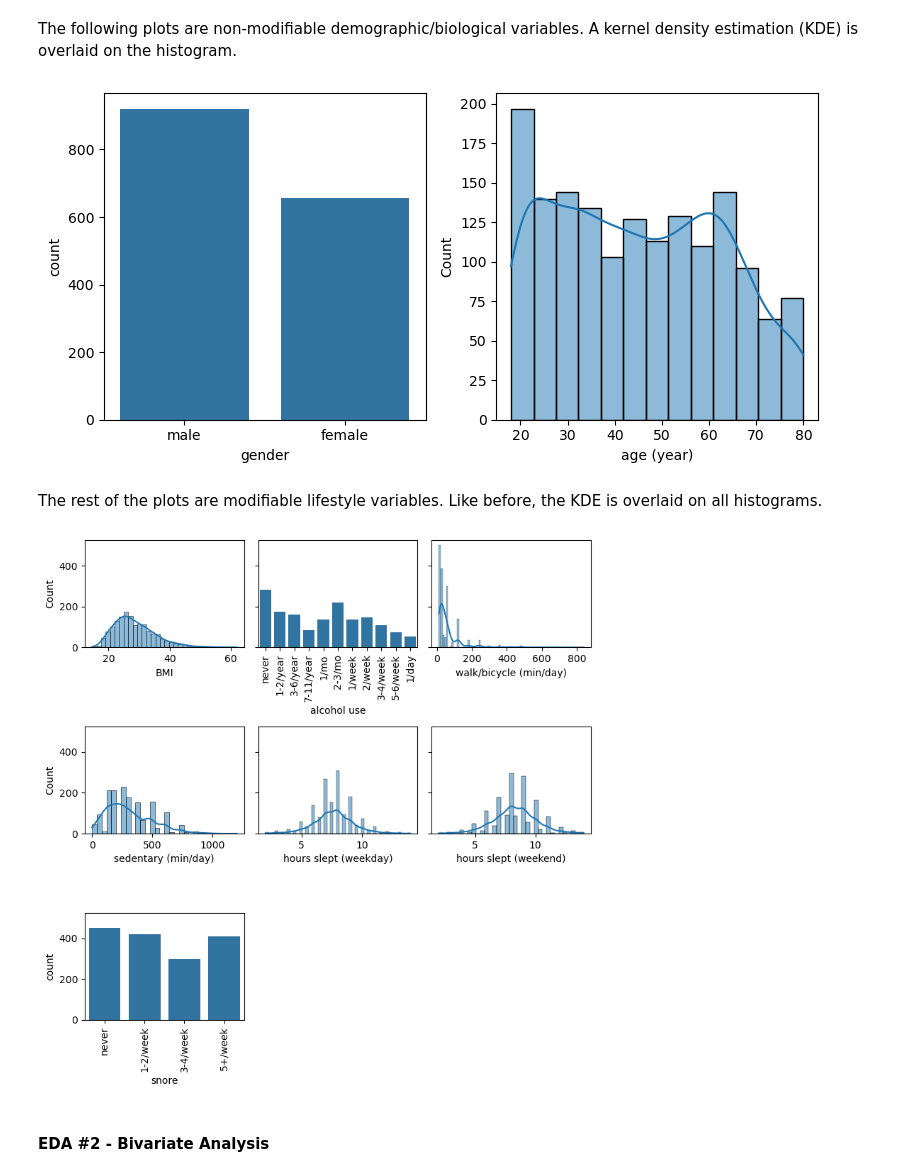
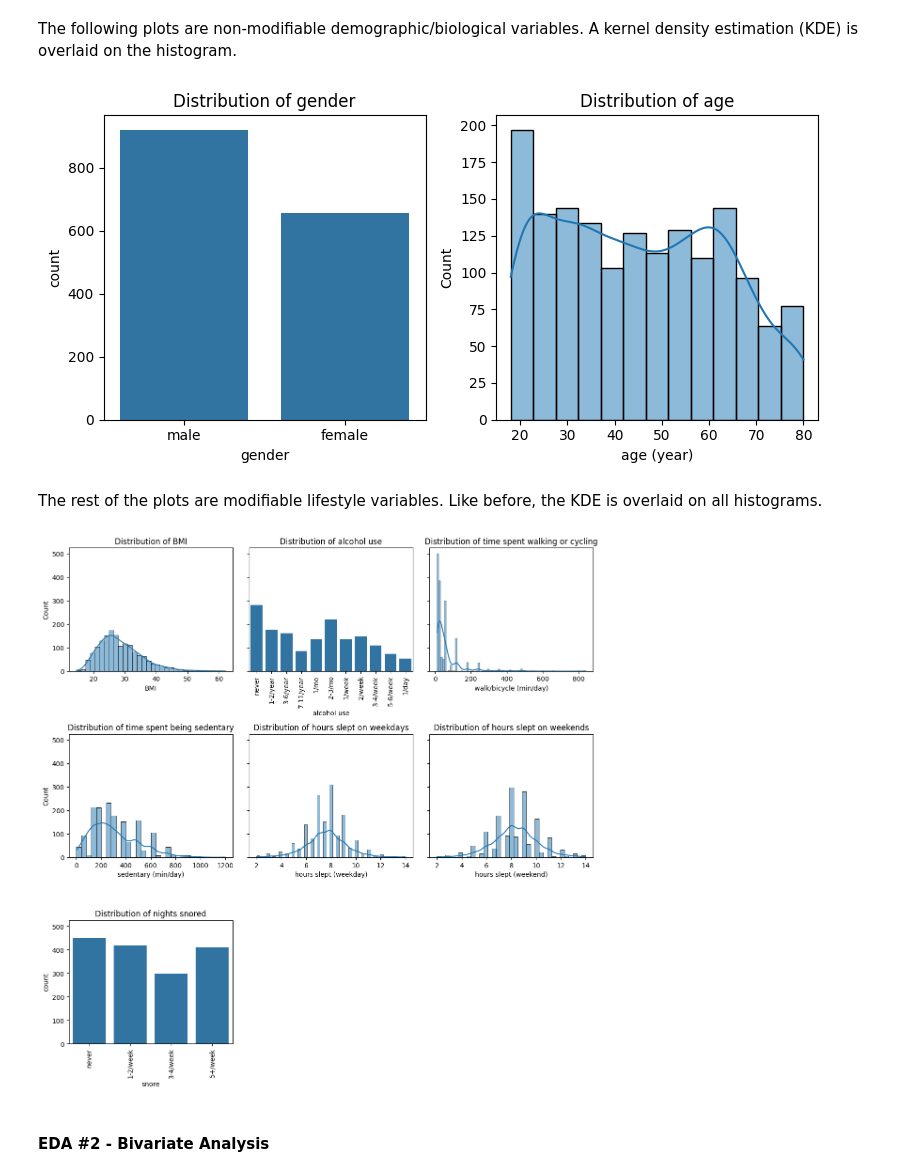
Before and after one commit to COGS108/Group092_WI26, a Jupyter notebook: 02-EDACheckpoint.ipynb, the cells around one changed output. Cells and saved outputs as stored; diff of their text form; code cells hidden in the pictures.

```diff
--- a/02-EDACheckpoint.ipynb
+++ b/02-EDACheckpoint.ipynb
@@ -337,49 +336,39 @@ plt.tight_layout()
 # %% [markdown]
 The following plots are non-modifiable demographic/biological variables. A kernel density estimation (KDE) is overlaid on the histogram.
 # %%
-# 1 row and 2 columns, 8x4 inches
-fig, ax = plt.subplots(nrows = 1, figsize = (8, 4), ncols = 2)
-
-# Plot gender
+fig, ax = plt.subplots(figsize = (8, 4), nrows = 1, ncols = 2)
 sns.countplot(df, x = 'gender', ax = ax[0])
-# Plot age
-sns.histplot(df, x = 'age (year)', kde = True, ax = ax[1])
-
-# Prevent overlap
+sns.histplot(df, x = 'age (year)', ax = ax[1], kde = True)
+ax[0].set_title('Distribution of gender')
+ax[1].set_title('Distribution of age')
 plt.tight_layout()
 # %% [output]
-[figure, old version]
+[figure, new version]
 # %% [markdown]
 The rest of the plots are modifiable lifestyle variables. Like before, the KDE is overlaid on all histograms.
 # %%
-# 3 rows and 3 columns, 8x8 inches, share same y-axis scale
-fig, ax = plt.subplots(nrows = 3, ncols = 3, figsize = (8, 8), sharey = True)
-
-# Plot BMI
+fig, ax = plt.subplots(nrows = 3, ncols = 3, figsize = (12, 12), sharey = True)
 sns.histplot(df, x = 'BMI', kde = True, ax = ax[0, 0])
-# Plot alcohol use
 sns.countplot(df, x = 'alcohol use', ax = ax[0, 1])
-ax[0, 1].tick_params(axis='x', rotation=90)
-# Plot walk/bicycle (min/day)
+ax[0, 1].tick_params(axis = 'x', rotation = 90)
 sns.histplot(df, x = 'walk/bicycle (min/day)', kde = True, ax = ax[0, 2])
-# Plot sedentary (min/day)
 sns.histplot(df, x = 'sedentary (min/day)', kde = True, ax = ax[1, 0])
-# Plot hours slept (weekday)
 sns.histplot(df, x = 'hours slept (weekday)', kde = True, ax = ax[1, 1])
-# Plot hours slept (weekend)
 sns.histplot(df, x = 'hours slept (weekend)', kde = True, ax = ax[1, 2])
-# Plot snore
 sns.countplot(df, x = 'snore', ax = ax[2, 0])
-ax[2, 0].tick_params(axis='x', rotation=90)
-
-# Hide unused plots
+ax[2, 0].tick_params(axis = 'x', rotation = 90)
+ax[0, 0].set_title('Distribution of BMI')
+ax[0, 1].set_title('Distribution of alcohol use')
+ax[0, 2].set_title('Distribution of time spent walking or cycling')
+ax[1, 0].set_title('Distribution of time spent being sedentary')
+ax[1, 1].set_title('Distribution of hours slept on weekdays')
+ax[1, 2].set_title('Distribution of hours slept on weekends')
+ax[2, 0].set_title('Distribution of nights snored')
 ax[2, 1].set_visible(False)
 ax[2, 2].set_visible(False)
-
-# Prevent overlap
 plt.tight_layout()
 # %% [output]
-[figure, old version]
+[figure, new version]
 # %% [markdown]
 #### EDA #2 - Bivariate Analysis
 # %% [markdown]
```
Also changed, not shown: parts of 8 cells of this notebook.
